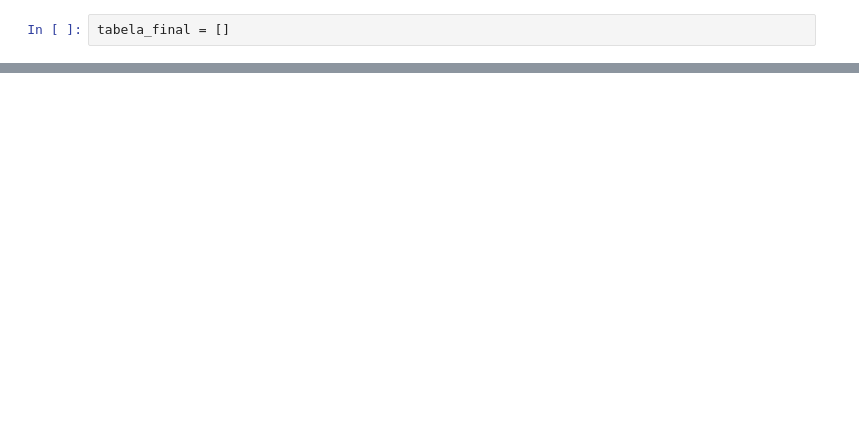
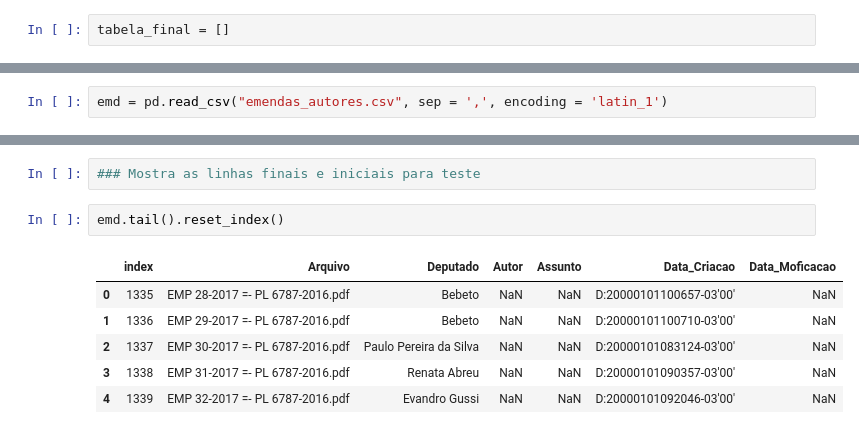
Before and after one commit to reichaves/reftrab, a Jupyter notebook: chupaemenda.ipynb, the cells around one changed output, grey strips where cells are left out. Cells and saved outputs as stored; diff of their text form; blank space fills up the shorter version.

```diff
--- a/chupaemenda.ipynb
+++ b/chupaemenda.ipynb
@@ -55,0 +113,2 @@ print(tabela_final)
+# %%
+emd = pd.read_csv("emendas_autores.csv", sep = ',', encoding = 'latin_1')
@@ -55,0 +129,11 @@ print(tabela_final)
+# %%
+### Mostra as linhas finais e iniciais para teste
+# %%
+emd.tail().reset_index()
+# %% [output]
+|  | index | Arquivo | Deputado | Autor | Assunto | Data_Criacao | Data_Moficacao |
+| 0 | 1335 | EMP 28-2017 =- PL 6787-2016.pdf | Bebeto | NaN | NaN | D:20000101100657-03'00' | NaN |
+| 1 | 1336 | EMP 29-2017 =- PL 6787-2016.pdf | Bebeto | NaN | NaN | D:20000101100710-03'00' | NaN |
+| 2 | 1337 | EMP 30-2017 =- PL 6787-2016.pdf | Paulo Pereira da Silva | NaN | NaN | D:20000101083124-03'00' | NaN |
+| 3 | 1338 | EMP 31-2017 =- PL 6787-2016.pdf | Renata Abreu | NaN | NaN | D:20000101090357-03'00' | NaN |
+| 4 | 1339 | EMP 32-2017 =- PL 6787-2016.pdf | Evandro Gussi | NaN | NaN | D:20000101092046-03'00' | NaN |
```
Also changed, not shown: parts of 33 cells of this notebook.
